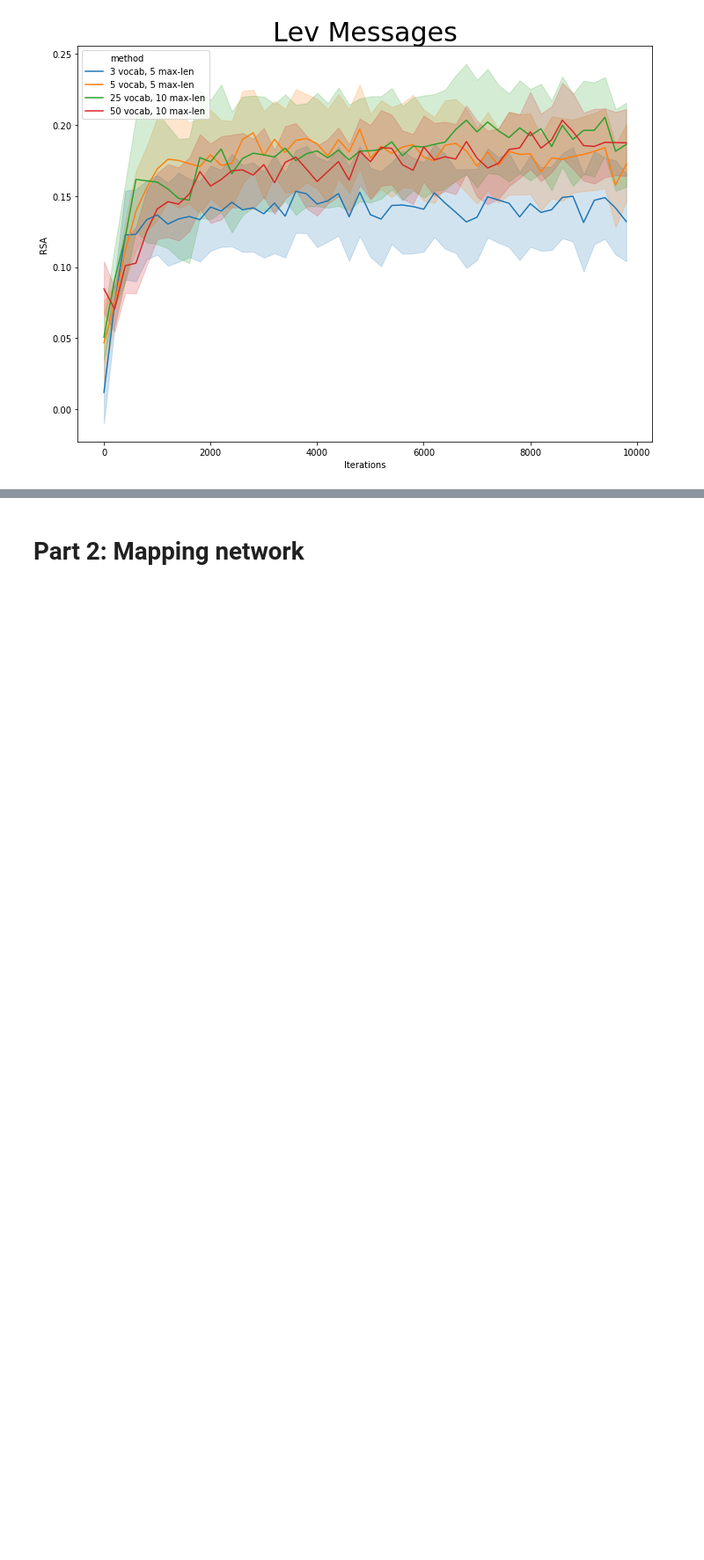
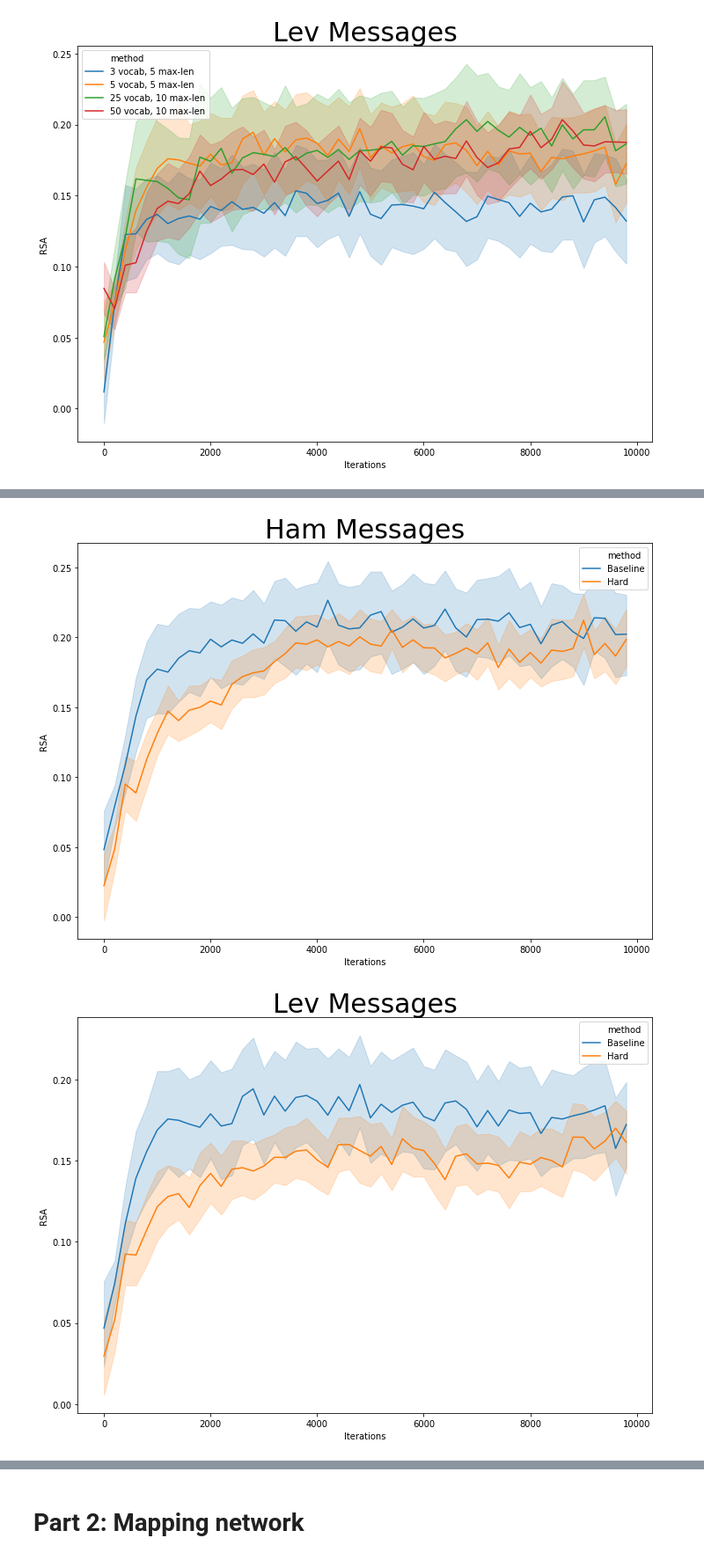
Before and after one commit to OscarLigthart/TopographicSimilarity, a Jupyter notebook: Overview Experiments.ipynb, the cells around one changed output, grey strips where cells are left out. Shown at 88% size. Cells and saved outputs as stored; diff of their text form; code cells hidden in the pictures; blank space fills up the shorter version.

```diff
--- a/Overview Experiments.ipynb
+++ b/Overview Experiments.ipynb
@@ -282,7 +285,7 @@ RSA_ANALYSIS = {
                 '50 vocab, 10 max-len': RSA_3
                }
 
-for k in RSA_BASELINE:
+for k in RSA_0:
     if k == "ham_messages" or k == "lev_messages":
         plot_rsa_metric(RSA_ANALYSIS, metric=k)
 # %% [output]
@@ -292,0 +299,16 @@ The results show that environmental pressures in the form of vocabulary sizes an
+# %%
+RSA_BASELINE = pickle.load(open(f'runs/lstm_max_len_5_vocab_5_attr_5/rsa_analysis.pkl', 'rb'))
+
+RSA_HARD = pickle.load(open(f'runs/lstm_max_len_5_vocab_5_attr_5_related/rsa_analysis.pkl', 'rb'))
+
+RSA_ANALYSIS = {
+                'Baseline' : RSA_BASELINE,
+                'Hard': RSA_HARD,
+               }
+
+for k in RSA_BASELINE:
+    if k == "ham_messages" or k == "lev_messages":
+        plot_rsa_metric(RSA_ANALYSIS, metric=k)
+# %% [output]
+[figure, added]
+[figure, added]
```
Also changed, not shown: parts of 15 cells of this notebook, 17 other files.
